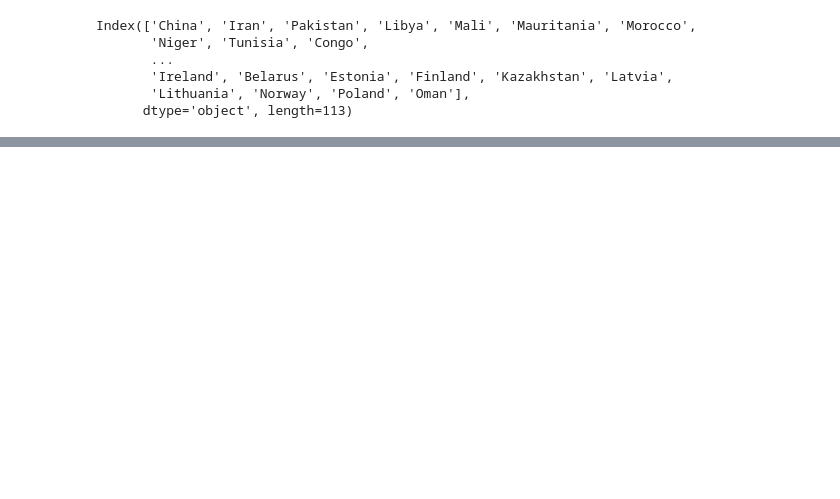
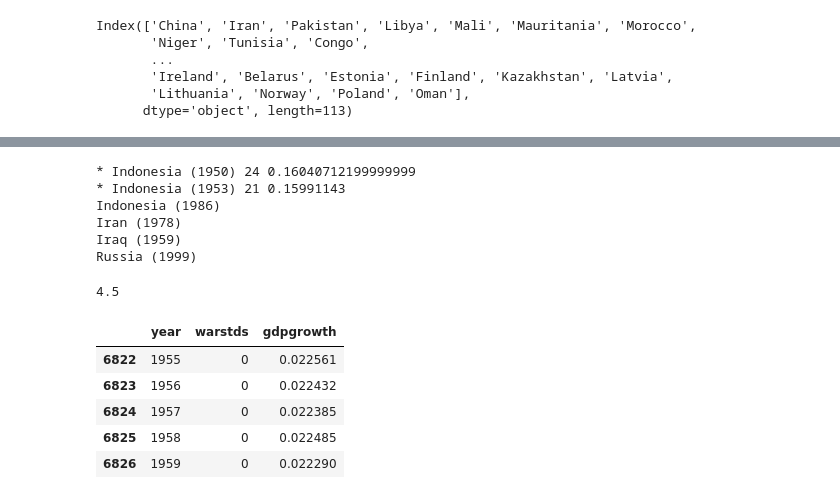
Before and after one commit to epfl-ada/ada-2020-project-milestone-p3-p3_cadastrophe, a Jupyter notebook: Data_Exploration.ipynb, the cells around one changed output, grey strips where cells are left out. Drawn from its saved outputs; the diff is of its cells as text; code cells hidden in the pictures; blank space fills up the shorter version.

```diff
--- a/Data_Exploration.ipynb
+++ b/Data_Exploration.ipynb
@@ -163,7 +163,7 @@ dict_cowcode.update({
 529: "Ethiopia",
 626: "Sudan-North",
 769: "Pakistan",
-818: "Vietnam"
+818: "Republic of Vietnam"
 })
 
 dict_cowcode_abb.update({
@@ -1102,5 +1215,5 @@ onsets = [(y[0],y[1]) for x, y in sambanis.loc[sambanis["warstds"]==1][["year","
 # %%
-feat = 'gdpgrowth'
+feat = 'sxpnew'
 
 j = 0
 year_to_recov = []
@@ -1121,8 +1234,30 @@ for i in range(len(onsets)):
         next_date=int(next_date[0])
         year_to_recov.append(
         next_date-onsets[i][0])
+        if next_date-onsets[i][0] > 20:
+            print("*", onsets[i][1], "("+str(onsets[i][0])+")", next_date-onsets[i][0], val)
+
     else:
-        print(onsets[i][1])
-        print(onsets[i][0])
+        print(onsets[i][1], "("+str(onsets[i][0])+")")
         j+=1
+# %% [output]
+* Indonesia (1950) 24 0.16040712199999999
+* Indonesia (1953) 21 0.15991143
+Indonesia (1986)
+Iran (1978)
+Iraq (1959)
+Russia (1999)
+# %%
+np.median(np.array(year_to_recov))
+# %% [output]
+4.5
+# %%
+sambanis.loc[sambanis.country=='Republic of Vietnam'][['year','warstds','gdpgrowth']].head()
+# %% [output]
+|  | year | warstds | gdpgrowth |
+| 6822 | 1955 | 0 | 0.022561 |
+| 6823 | 1956 | 0 | 0.022432 |
+| 6824 | 1957 | 0 | 0.022385 |
+| 6825 | 1958 | 0 | 0.022485 |
+| 6826 | 1959 | 0 | 0.022290 |
 # %%
```
Also changed, not shown: parts of 37 cells of this notebook, 1 other file.
